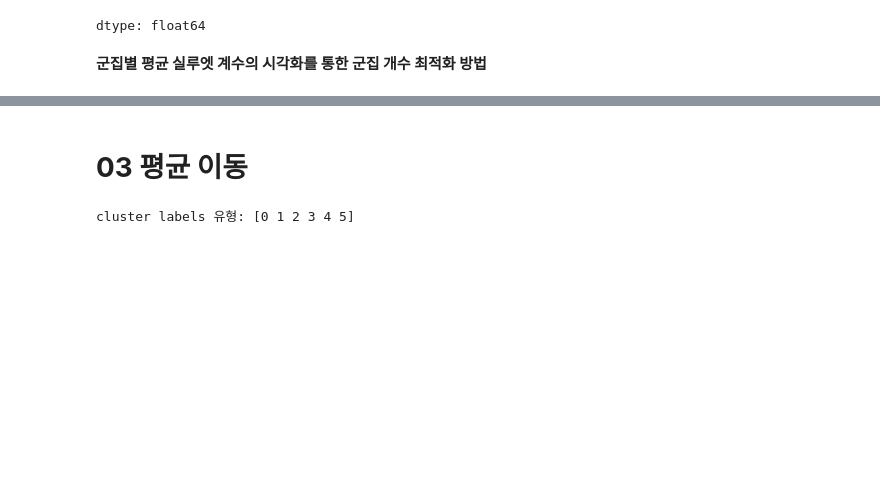
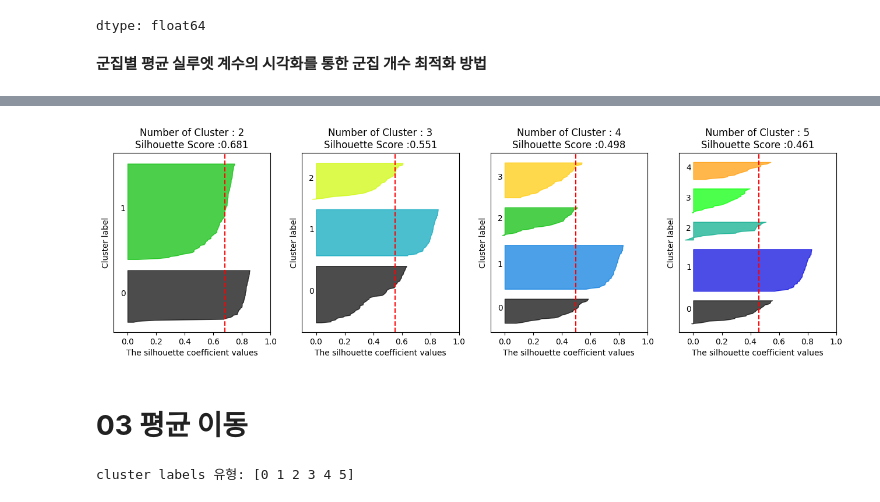
Before and after one commit to hyeyoon04/8th-ML, a Jupyter notebook: Week11_예습과제_최혜윤.ipynb, the cells around one changed output, grey strips where cells are left out. Drawn from its saved outputs; the diff is of its cells as text; code cells hidden in the pictures; blank space fills up the shorter version.

```diff
--- a/Week11_예습과제_최혜윤.ipynb
+++ b/Week11_예습과제_최혜윤.ipynb
@@ -217,3 +275,9 @@ X, y = make_blobs(n_samples=500, n_features=2, centers=4, cluster_std=1,
+# %%
+from sklearn.datasets import load_iris
+iris=load_iris()
+visualize_silhouette([2, 3, 4, 5], iris.data)
+# %% [output]
+[figure, added]
 # %% [markdown]
 # **03 평균 이동**
 # %%
```
Also changed, not shown: parts of 16 cells of this notebook.
